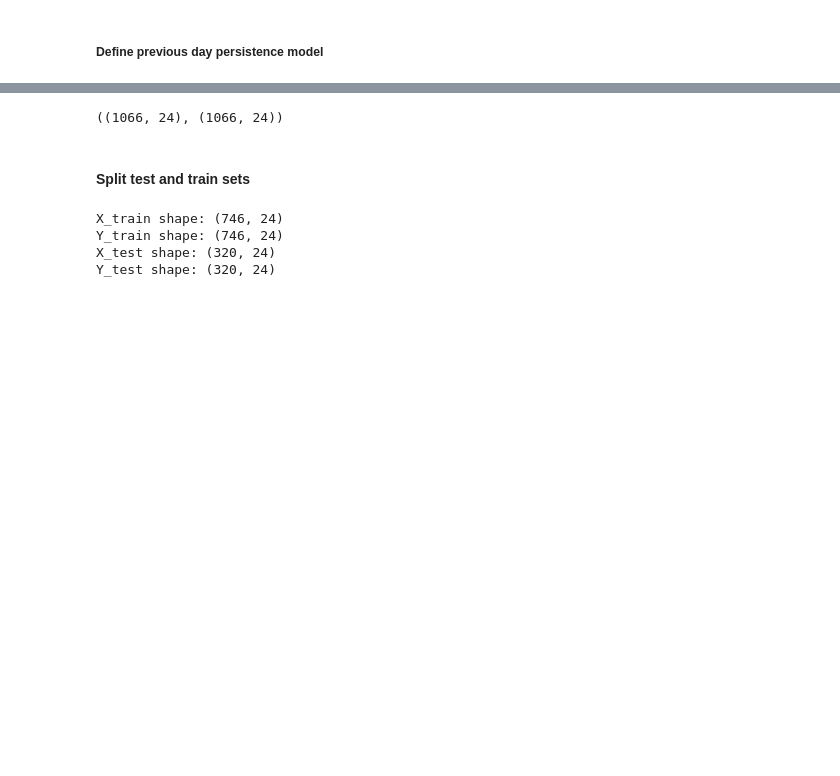
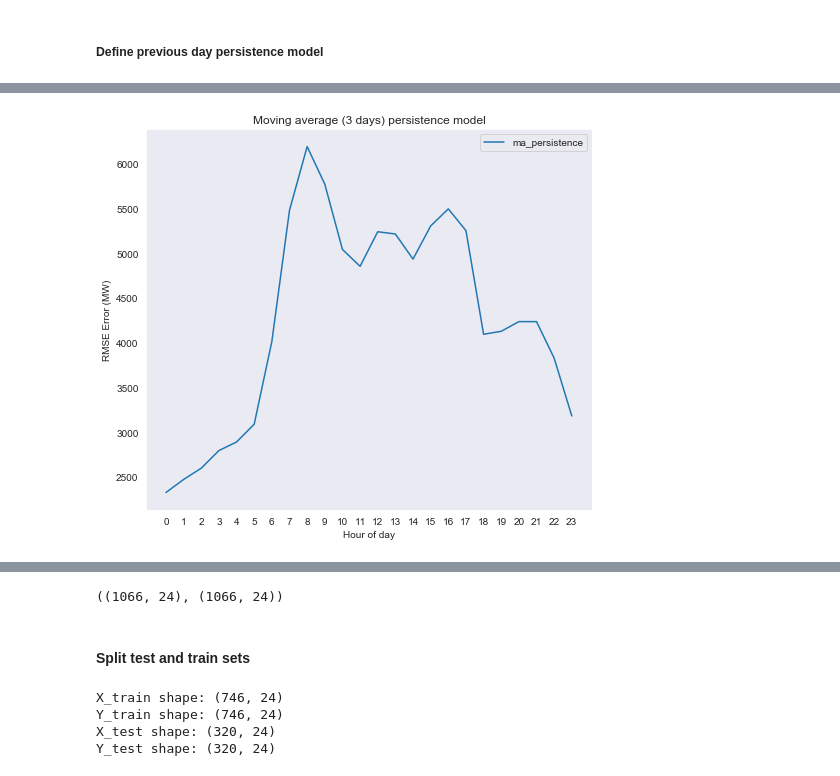
Before and after one commit to kolasniwash/short-term-energy-demand-forecasting, a Jupyter notebook: model_persistence.ipynb, the cells around one changed output, grey strips where cells are left out. Saved outputs shown, nothing was run; the diff lists cells and outputs as text; code cells hidden in the pictures; blank space fills up the shorter version.

```diff
--- a/model_persistence.ipynb
+++ b/model_persistence.ipynb
@@ -79,14 +92,24 @@ The persistence walk forward validation model uses a walk forward window method
 # %%
 ### define a function to split into training and test sets
 
-def train_test_split(data, size):
+def train_test_split(data, split_date='2017-12-31'):
     """
     Function takes in dataset where rows are daily values and columns are hourly slices and splits into a train and test.
 
     """
 
-    split_size = int(len(data) * size)
 
-    train, test = data[:split_size], data[split_size:]
+    #set the train data. do this separately because date based slicing does NOT work the same as integer based slicing.
+    train = data[:split_date]
+
+
+    #
+    split_date = dt.datetime.strptime(split_date, '%Y-%m-%d')
+    #increment the split date by 1
+
+    split_date += dt.timedelta(days=1)
+
+
+    test = data[split_date:]
 
     return train, test
@@ -221,0 +256,20 @@ def day_hbh_persistence():
+# %%
+def ma_persistence(history):
+    """
+    History is a dataframe with index as days, and columns hours in the day.
+
+    """
+
+    prediction = history.rolling(3).mean().iloc[-1,:]
+
+    #retrns the last week in the history data set as the forecast for the next week.
+    return prediction
+# %%
+#get the data for the model
+data = get_persistence_dataset(start='2015', stop='2018')
+
+# set the train/test split as 0.75 to split first 3 years as train.
+train, test =train_test_split(data,split_date='2017-12-31')
+
+#check we are splitting in the right spot
+train.index.max(), test.index.min()
@@ -221,0 +278,6 @@ def day_hbh_persistence():
+# %%
+errors_ma, error_mean_ma = walk_forward_evaluation(ma_persistence, train, test, "ma_persistence")
+# %%
+plot_error(errors_ma, result_set=['ma_persistence'], title='Moving average (3 days) persistence model')
+# %% [output]
+[figure, added]
```
Also changed, not shown: parts of 43 cells of this notebook, 1 other file.
